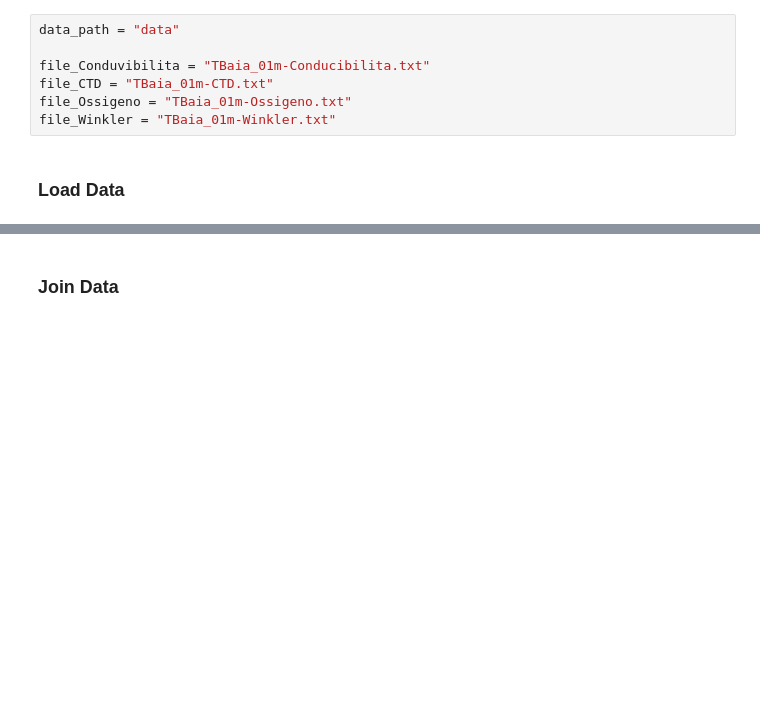
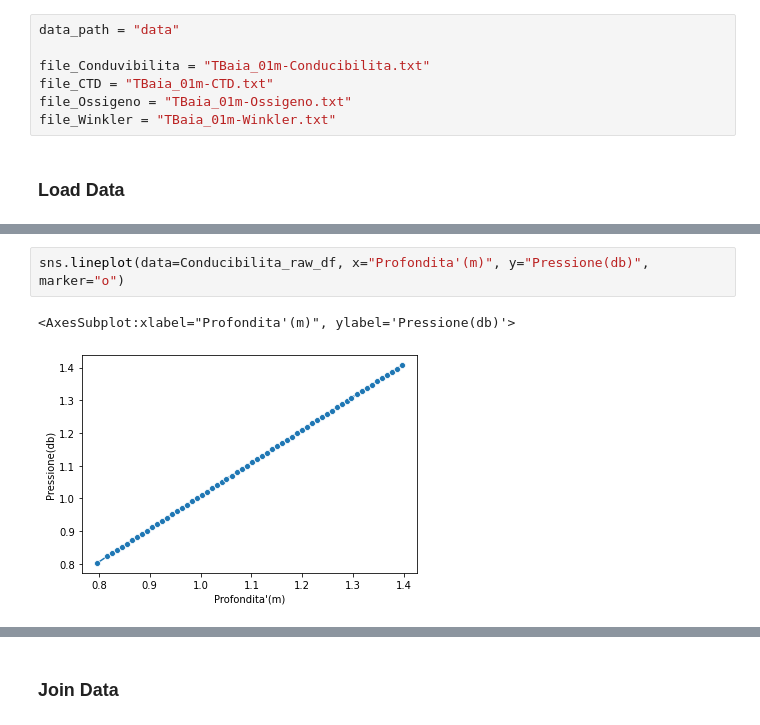
Before and after one commit to Multifaceted/Marine, a Jupyter notebook: explore.ipynb, the cells around one changed output, grey strips where cells are left out. Drawn from its saved outputs; the diff is of its cells as text; blank space fills up the shorter version.

```diff
--- a/explore.ipynb
+++ b/explore.ipynb
@@ -140,0 +165,5 @@ memory usage: 968.0+ bytes
+# %%
+sns.lineplot(data=Conducibilita_raw_df, x="Profondita'(m)", y="Pressione(db)", marker="o")
+# %% [output]
+<AxesSubplot:xlabel="Profondita'(m)", ylabel='Pressione(db)'>
+[figure, added]
```
Also changed, not shown: parts of 42 cells of this notebook.
